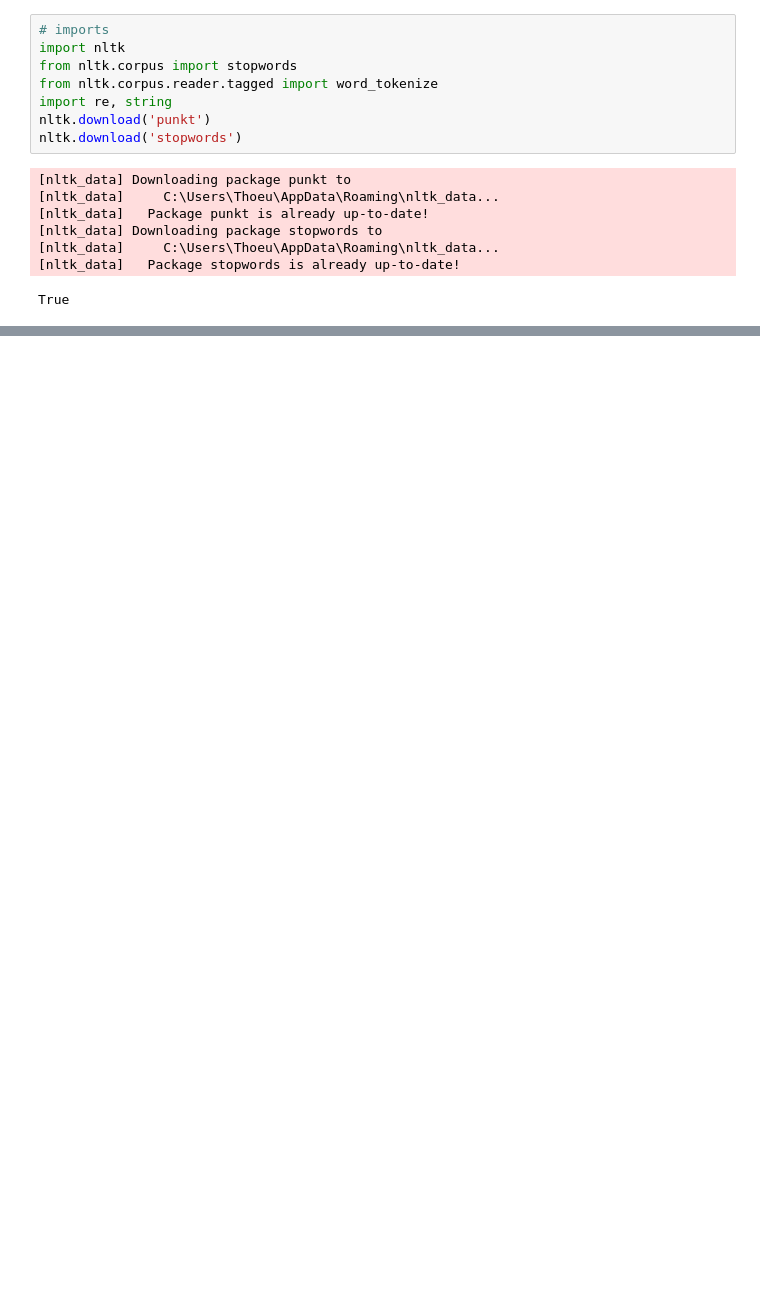
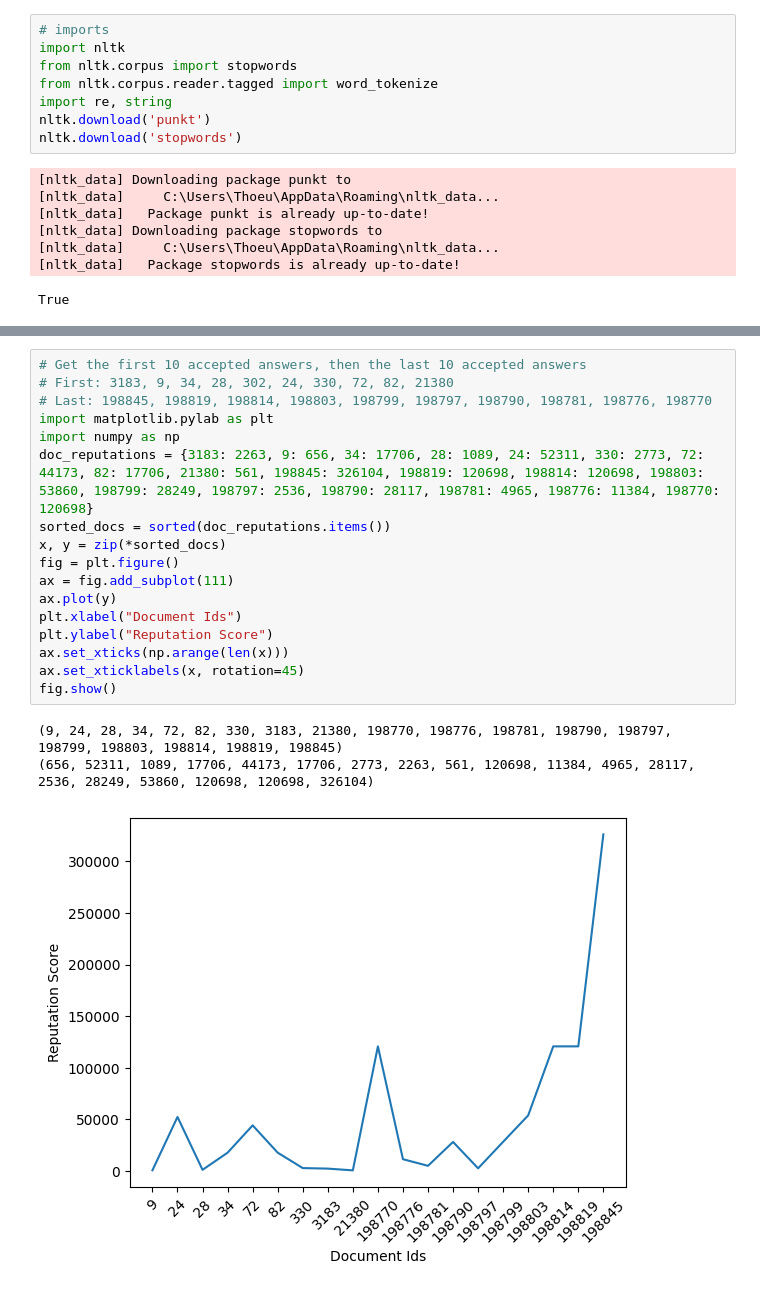
Before and after one commit to Tiffauy/IRCourse-TiffanyHoeung-MikeBelley, a Jupyter notebook: Project1_Questions.ipynb, the cells around one changed output, grey strips where cells are left out. Cells and saved outputs as stored; diff of their text form; blank space fills up the shorter version.

```diff
--- a/Project1_Questions.ipynb
+++ b/Project1_Questions.ipynb
@@ -125,0 +75,21 @@ The average number of answers given to each question is 8.142857142857142
+# %%
+# Get the first 10 accepted answers, then the last 10 accepted answers
+# First: 3183, 9, 34, 28, 302, 24, 330, 72, 82, 21380
+# Last: 198845, 198819, 198814, 198803, 198799, 198797, 198790, 198781, 198776, 198770
+import matplotlib.pylab as plt
+import numpy as np
+doc_reputations = {3183: 2263, 9: 656, 34: 17706, 28: 1089, 24: 52311, 330: 2773, 72: 44173, 82: 17706, 21380: 561, 198845: 326104, 198819: 120698, 198814: 120698, 198803: 53860, 198799: 28249, 198797: 2536, 198790: 28117, 198781: 4965, 198776: 11384, 198770: 120698}
+sorted_docs = sorted(doc_reputations.items())
+x, y = zip(*sorted_docs)
+fig = plt.figure()
+ax = fig.add_subplot(111)
+ax.plot(y)
+plt.xlabel("Document Ids")
+plt.ylabel("Reputation Score")
+ax.set_xticks(np.arange(len(x)))
+ax.set_xticklabels(x, rotation=45)
+fig.show()
+# %% [output]
+(9, 24, 28, 34, 72, 82, 330, 3183, 21380, 198770, 198776, 198781, 198790, 198797, 198799, 198803, 198814, 198819, 198845)
+(656, 52311, 1089, 17706, 44173, 17706, 2773, 2263, 561, 120698, 11384, 4965, 28117, 2536, 28249, 53860, 120698, 120698, 326104)
+[figure, added]
```
Also changed, not shown: parts of 4 cells of this notebook.
